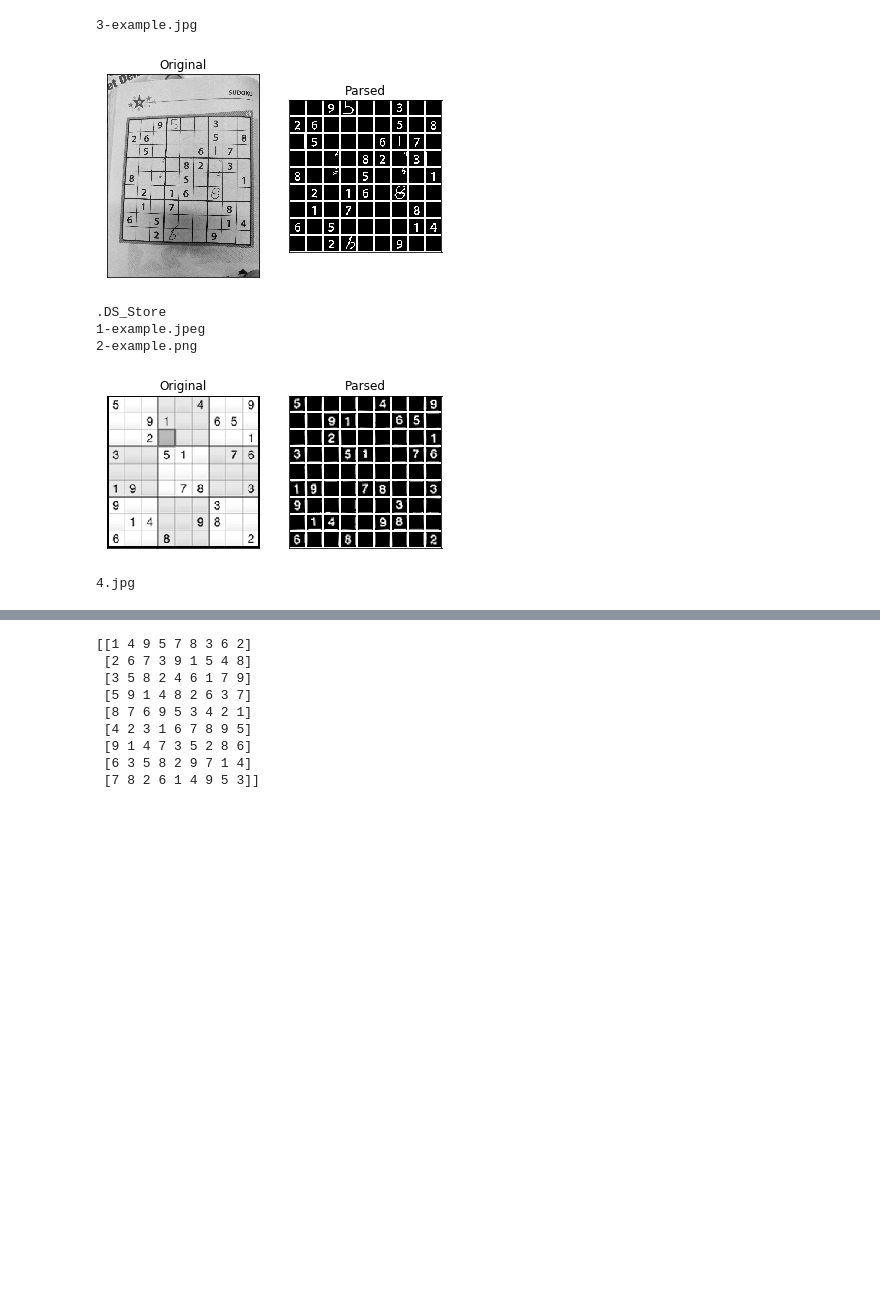
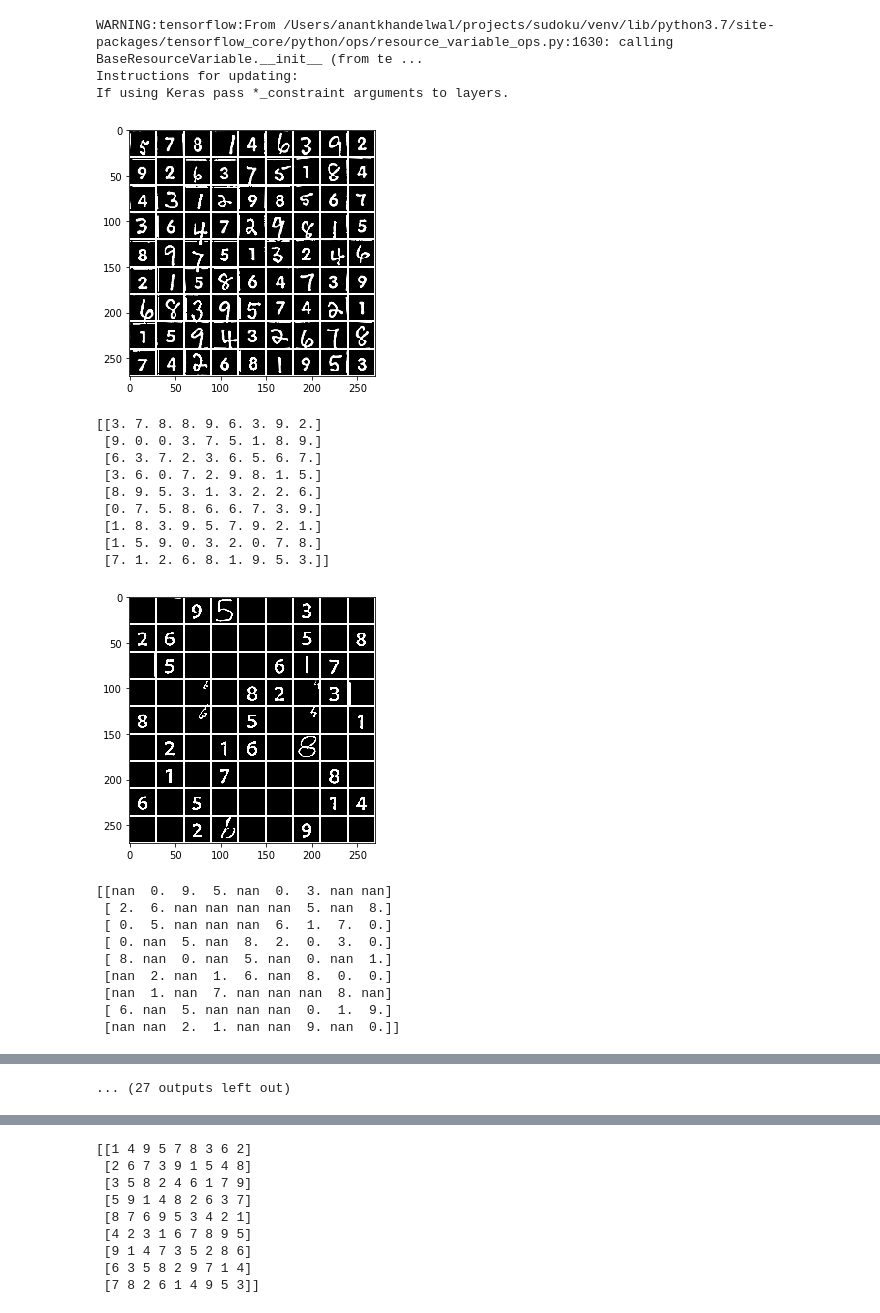
Before and after one commit to tomderuijter/sudoku, a Jupyter notebook: image_recognizer-2.ipynb, the cells around one changed output, grey strips where cells are left out. Cells and saved outputs as stored; diff of their text form; code cells hidden in the pictures; blank space fills up the shorter version.

Commit message:
Newly trained model

```diff
--- a/image_recognizer-2.ipynb
+++ b/image_recognizer-2.ipynb
@@ -25,23 +28,60 @@ from sudoku.plotting import (
     image_from_digits,
     plot_many_images
 )
+# %%
+def scale_and_reshape(img):
+    return ((img)/255).reshape(1, 28, 28, 1)
+
+
+def extract_sudoku(digits, model):
+    pred_sudoku = np.zeros((81, 1))
+    for i in range(len(digits)):
+        if (digits[i]/255).mean()==0.0:
+            pred_sudoku[i] = np.nan
+        else:
+            img = scale_and_reshape(digits[i])
+            pred = model.predict(img)
+            pred_sudoku[i] = pred.argmax()
+    return pred_sudoku.reshape(9, 9)
+
+
+def parse_sudoku(path):
+    img = load_image(path)
+    digits = parse_grid(img)
+    digit_img = image_from_digits(digits)
+
+    model = load_trained_model("model_weights_custom.hdf5")
+    sudoku = extract_sudoku(digits, model)
+
+    show_image(digit_img)
+    print(sudoku)
+    return sudoku
 # %%
-def plot_example(path):
-    img = load_image(path)
-    digits = parse_grid(img)
-    digit_img = image_from_digits(digits)
-    plot_many_images([img, digit_img], ['Original', 'Parsed'])
-
-
 for filename in os.listdir('data/examples/'):
-    print(filename)
+#     print(filename)
     if filename.endswith(".jpg") or filename.endswith(".png"):
-         plot_example('data/examples/' + filename)
+         parse_sudoku('data/examples/' + filename)
 # %% [output]
-3-example.jpg
+WARNING:tensorflow:From /Users/anantkhandelwal/projects/sudoku/venv/lib/python3.7/site-packages/tensorflow_core/python/ops/resource_variable_ops.py:1630: calling BaseResourceVariable.__init__ (from te ...
+Instructions for updating:
+If using Keras pass *_constraint arguments to layers.
-[figure, old version]
+[figure, new version]
-.DS_Store
-1-example.jpeg
-2-example.png
+[[3. 7. 8. 8. 9. 6. 3. 9. 2.]
+ [9. 0. 0. 3. 7. 5. 1. 8. 9.]
+ [6. 3. 7. 2. 3. 6. 5. 6. 7.]
+ [3. 6. 0. 7. 2. 9. 8. 1. 5.]
+ [8. 9. 5. 3. 1. 3. 2. 2. 6.]
+ [0. 7. 5. 8. 6. 6. 7. 3. 9.]
+ [1. 8. 3. 9. 5. 7. 9. 2. 1.]
+ [1. 5. 9. 0. 3. 2. 0. 7. 8.]
+ [7. 1. 2. 6. 8. 1. 9. 5. 3.]]
-[figure, old version]
+[figure, new version]
-4.jpg
+[[nan  0.  9.  5. nan  0.  3. nan nan]
+ [ 2.  6. nan nan nan nan  5. nan  8.]
+ [ 0.  5. nan nan nan  6.  1.  7.  0.]
+ [ 0. nan  5. nan  8.  2.  0.  3.  0.]
+ [ 8. nan  0. nan  5. nan  0. nan  1.]
+ [nan  2. nan  1.  6. nan  8.  0.  0.]
+ [nan  1. nan  7. nan nan nan  8. nan]
+ [ 6. nan  5. nan nan nan  0.  1.  9.]
+ [nan nan  2.  1. nan nan  9. nan  0.]]
@@ -53,0 +119 @@ for filename in os.listdir('data/examples/'):
+... (27 outputs left out)
```
Also changed, not shown: parts of 7 cells of this notebook, 8 other files.
